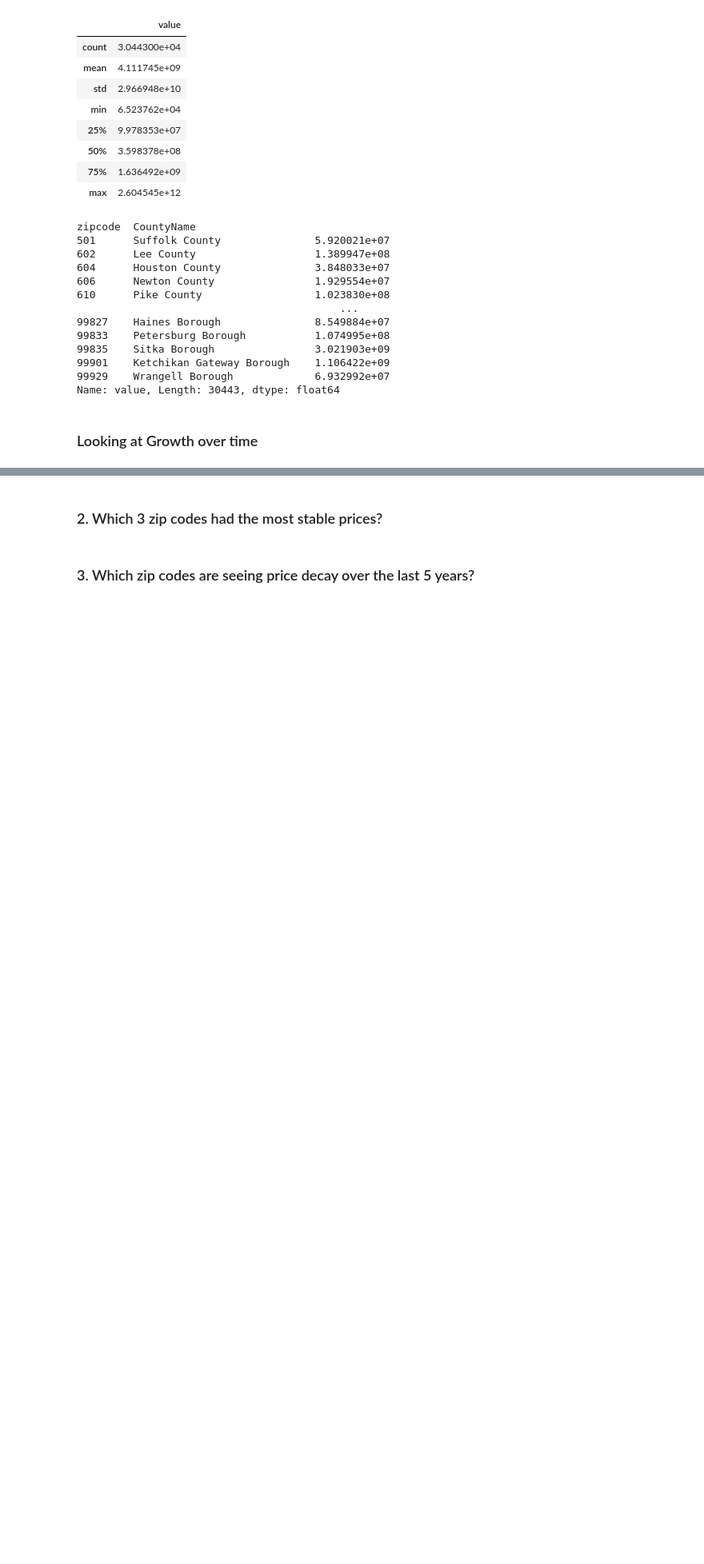
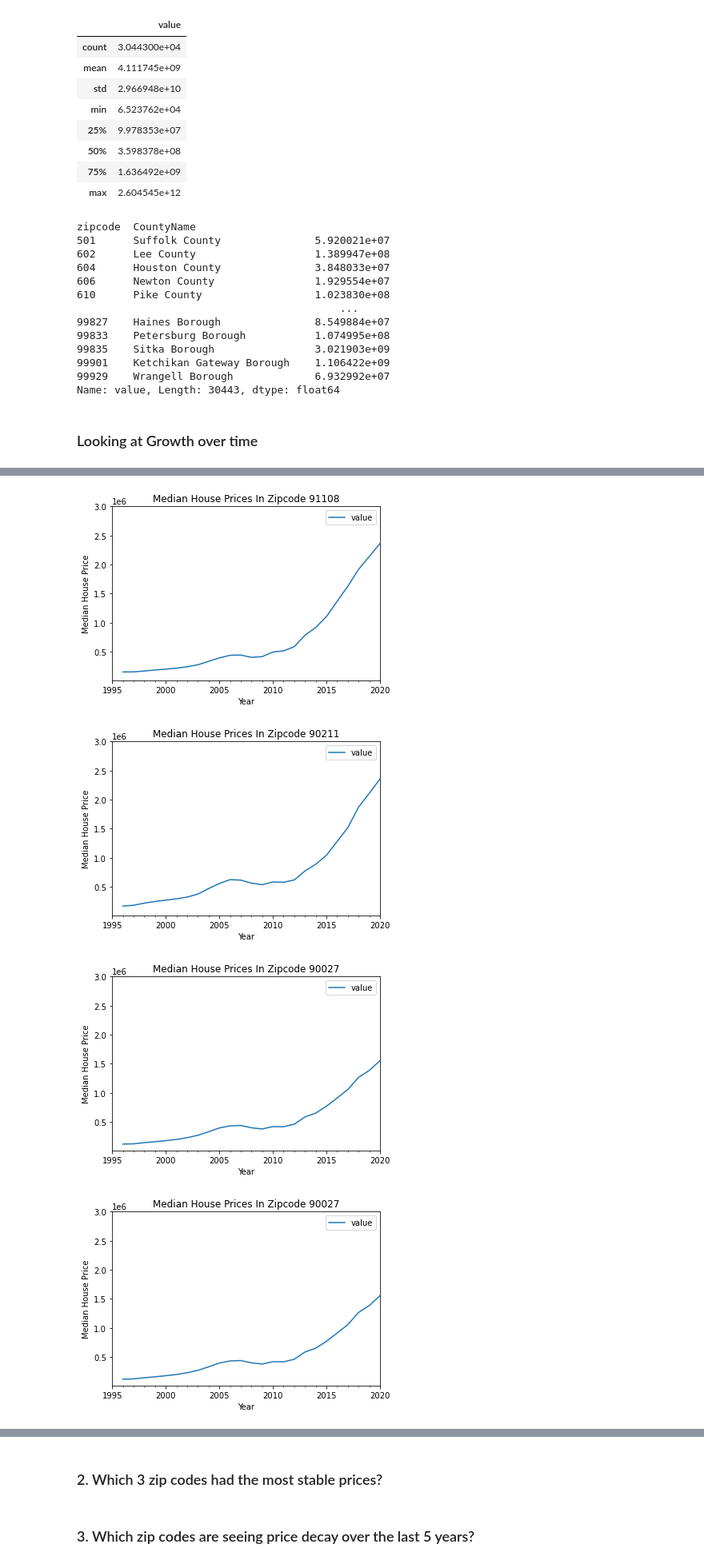
Before and after one commit to jrf6xh/Time-Series-Modeling, a Jupyter notebook: starter_notebook_CM.ipynb, the cells around one changed output, grey strips where cells are left out. Shown: that part at 80% size. Cells and saved outputs as stored; diff of their text form; code cells hidden in the pictures; blank space fills up the shorter version.

```diff
--- a/starter_notebook_CM.ipynb
+++ b/starter_notebook_CM.ipynb
@@ -414,0 +394,8 @@ smallest_3
+# %%
+top_zips_24_yr = [91108, 90211, 90027, 90027, 90266]
+line_plot(top_zips_24_yr)
+# %% [output]
+[figure, added]
+[figure, added]
+[figure, added]
+[figure, added]
```
Also changed, not shown: parts of 19 cells of this notebook.
